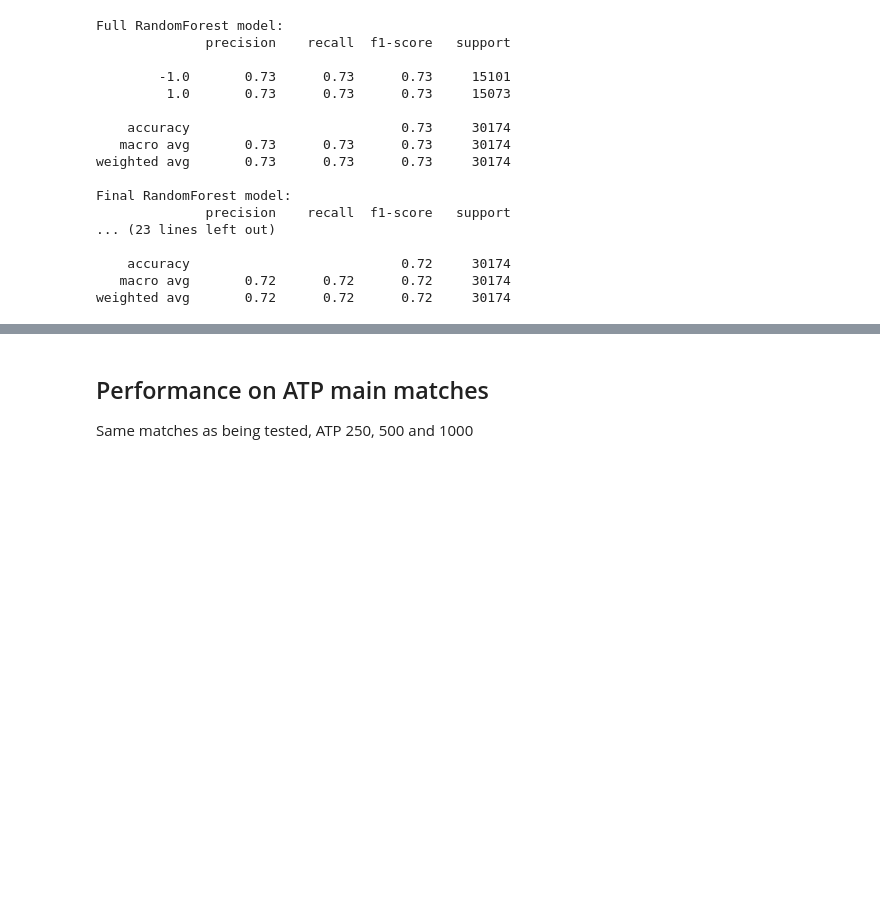
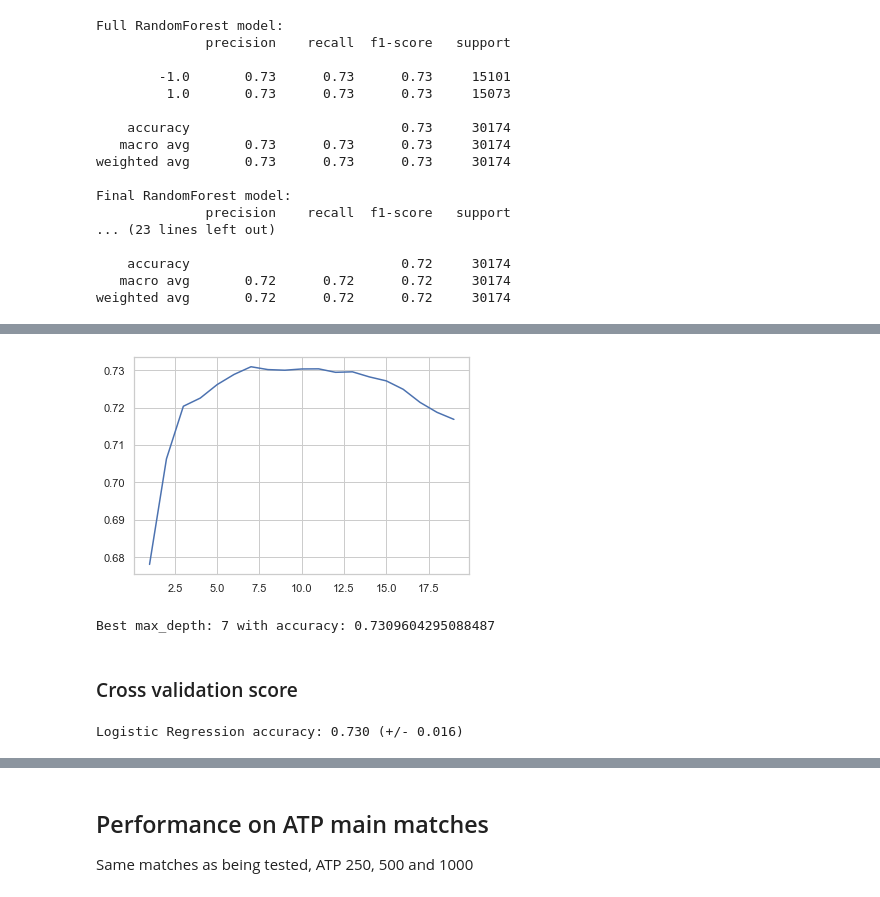
Before and after one commit to jost95/atp-tennis-predictions, a Jupyter notebook: feature_evaluation.ipynb, the cells around one changed output, grey strips where cells are left out. Cells and saved outputs as stored; diff of their text form; code cells hidden in the pictures; blank space fills up the shorter version.

```diff
--- a/feature_evaluation.ipynb
+++ b/feature_evaluation.ipynb
@@ -293,0 +324,33 @@ KeyboardInterrupt:
+# %%
+accuracies = []
+hyperparams = list(np.arange(1, 20, 1))
+best_acc = 0
+best_depth = 0
+
+for max_depth in hyperparams:
+    rf_model_cal = RandomForestClassifier(max_depth=max_depth, n_estimators=rf_estimators)
+    rf_model_cal.fit(X_train_final, y_train)
+    predictions = rf_model_cal.predict(X_val_final)
+    acc = accuracy_score(y_val, predictions)
+
+    if acc > best_acc:
+        best_acc = acc
+        best_depth = max_depth
+
+    accuracies.append(acc)
+
+plot_hyperparam(accuracies, hyperparams)
+
+print(f"Best max_depth: {best_depth} with accuracy: {best_acc}")
+# %% [output]
+[figure, added]
+Best max_depth: 7 with accuracy: 0.7309604295088487
+# %% [markdown]
+### Cross validation score
+# %%
+optimal_max_depth = 7
+rf_model_final = RandomForestClassifier(max_depth=optimal_max_depth, n_estimators=rf_estimators)
+rf_scores = cross_val_score(rf_model_final, X_train_final_full, y_train_full, cv=no_folds)
+print("Random Forest accuracy: %0.3f (+/- %0.3f)" % (rf_scores.mean(), rf_scores.std() * 2))
+# %% [output]
+Logistic Regression accuracy: 0.730 (+/- 0.016)
```
Also changed, not shown: parts of 23 cells of this notebook.
